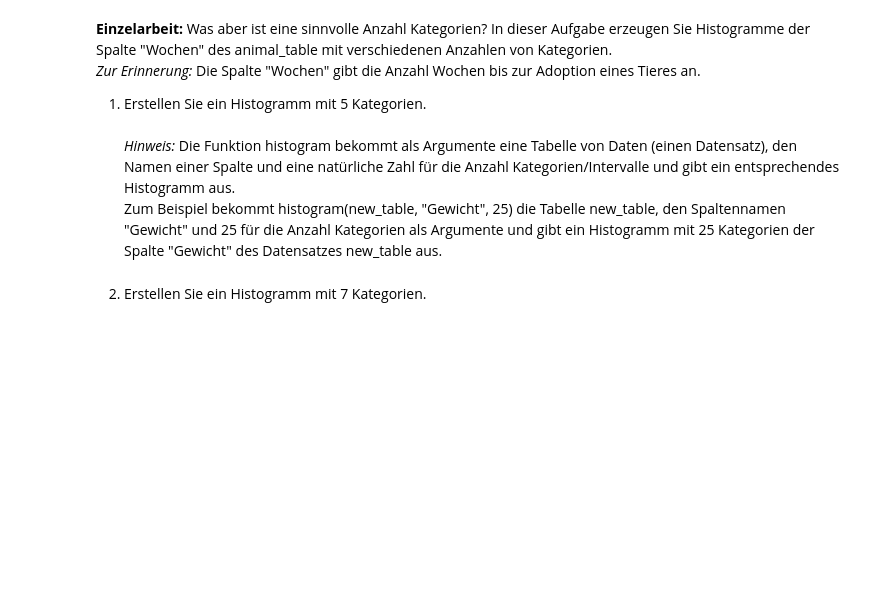
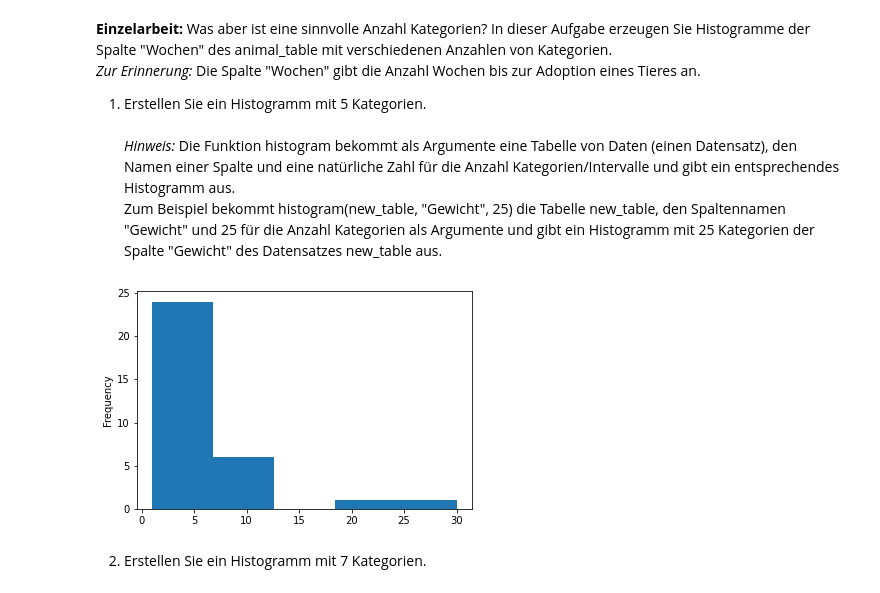
Before and after one commit to andreasstoll/Notebooks_Arbeit, a Jupyter notebook: _7L_Histogramme.ipynb, the cells around one changed output. Cells and saved outputs as stored; diff of their text form; code cells hidden in the pictures; blank space fills up the shorter version.

```diff
--- a/_7L_Histogramme.ipynb
+++ b/_7L_Histogramme.ipynb
@@ -135,2 +134,8 @@ Zum Beispiel bekommt histogram(new_table, "Gewicht", 25) die Tabelle new_table,
+# %%
+#Lösung
+
+histogram(animal_table, "Wochen", 5)
+# %% [output]
+[figure, added]
 # %% [markdown]
 2. Erstellen Sie ein Histogramm mit 7 Kategorien.
```
Also changed, not shown: parts of 20 cells of this notebook, 2 other files.
